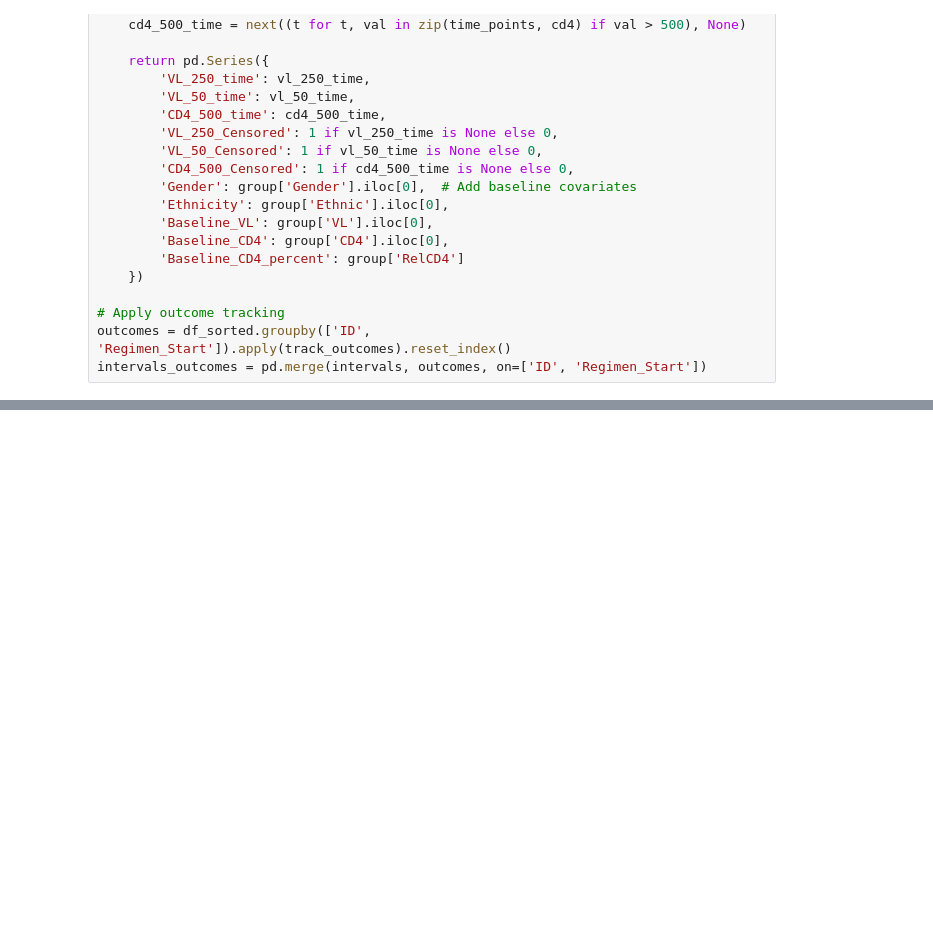
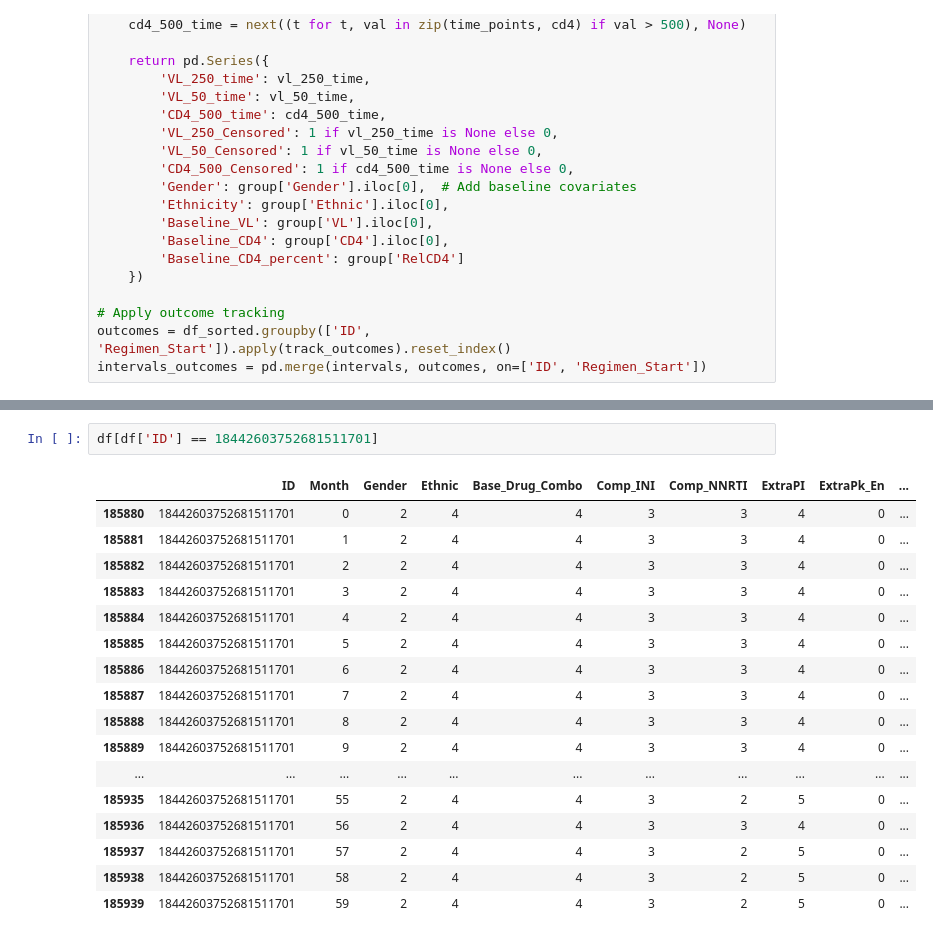
Before and after one commit to mrui0905/USC-Big-Data-Case-Competition, a Jupyter notebook: matthew/prediction.ipynb, the cells around one changed output, grey strips where cells are left out. Cells and saved outputs as stored; diff of their text form; blank space fills up the shorter version.

```diff
--- a/matthew/prediction.ipynb
+++ b/matthew/prediction.ipynb
@@ -260,0 +448,20 @@ tools.display_dataframe_to_user(name="Patient VL ≤ 50 Probabilities", datafram
+# %%
+df[df['ID'] == 18442603752681511701]
+# %% [output]
+|  | ID | Month | Gender | Ethnic | Base_Drug_Combo | Comp_INI | Comp_NNRTI | ExtraPI | ExtraPk_En | ... |
+| 185880 | 18442603752681511701 | 0 | 2 | 4 | 4 | 3 | 3 | 4 | 0 | ... |
+| 185881 | 18442603752681511701 | 1 | 2 | 4 | 4 | 3 | 3 | 4 | 0 | ... |
+| 185882 | 18442603752681511701 | 2 | 2 | 4 | 4 | 3 | 3 | 4 | 0 | ... |
+| 185883 | 18442603752681511701 | 3 | 2 | 4 | 4 | 3 | 3 | 4 | 0 | ... |
+| 185884 | 18442603752681511701 | 4 | 2 | 4 | 4 | 3 | 3 | 4 | 0 | ... |
+| 185885 | 18442603752681511701 | 5 | 2 | 4 | 4 | 3 | 3 | 4 | 0 | ... |
+| 185886 | 18442603752681511701 | 6 | 2 | 4 | 4 | 3 | 3 | 4 | 0 | ... |
+| 185887 | 18442603752681511701 | 7 | 2 | 4 | 4 | 3 | 3 | 4 | 0 | ... |
+| 185888 | 18442603752681511701 | 8 | 2 | 4 | 4 | 3 | 3 | 4 | 0 | ... |
+| 185889 | 18442603752681511701 | 9 | 2 | 4 | 4 | 3 | 3 | 4 | 0 | ... |
+| ... | ... | ... | ... | ... | ... | ... | ... | ... | ... | ... |
+| 185935 | 18442603752681511701 | 55 | 2 | 4 | 4 | 3 | 2 | 5 | 0 | ... |
+| 185936 | 18442603752681511701 | 56 | 2 | 4 | 4 | 3 | 3 | 4 | 0 | ... |
+| 185937 | 18442603752681511701 | 57 | 2 | 4 | 4 | 3 | 2 | 5 | 0 | ... |
+| 185938 | 18442603752681511701 | 58 | 2 | 4 | 4 | 3 | 2 | 5 | 0 | ... |
+| 185939 | 18442603752681511701 | 59 | 2 | 4 | 4 | 3 | 2 | 5 | 0 | ... |
```
Also changed, not shown: parts of 14 cells of this notebook, 1 other file.
